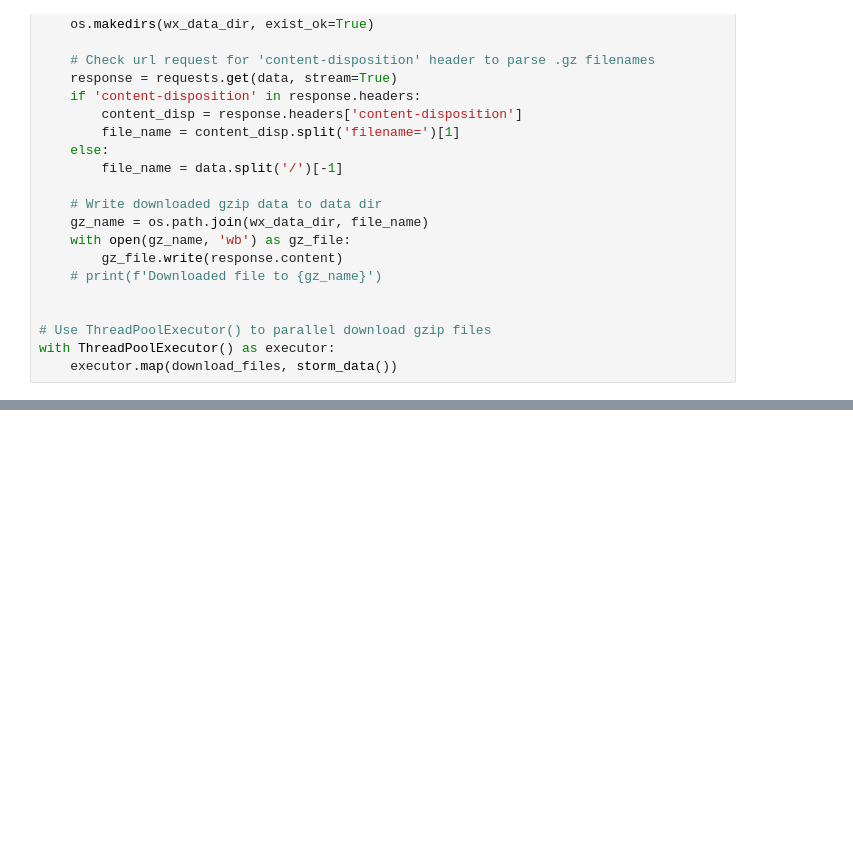
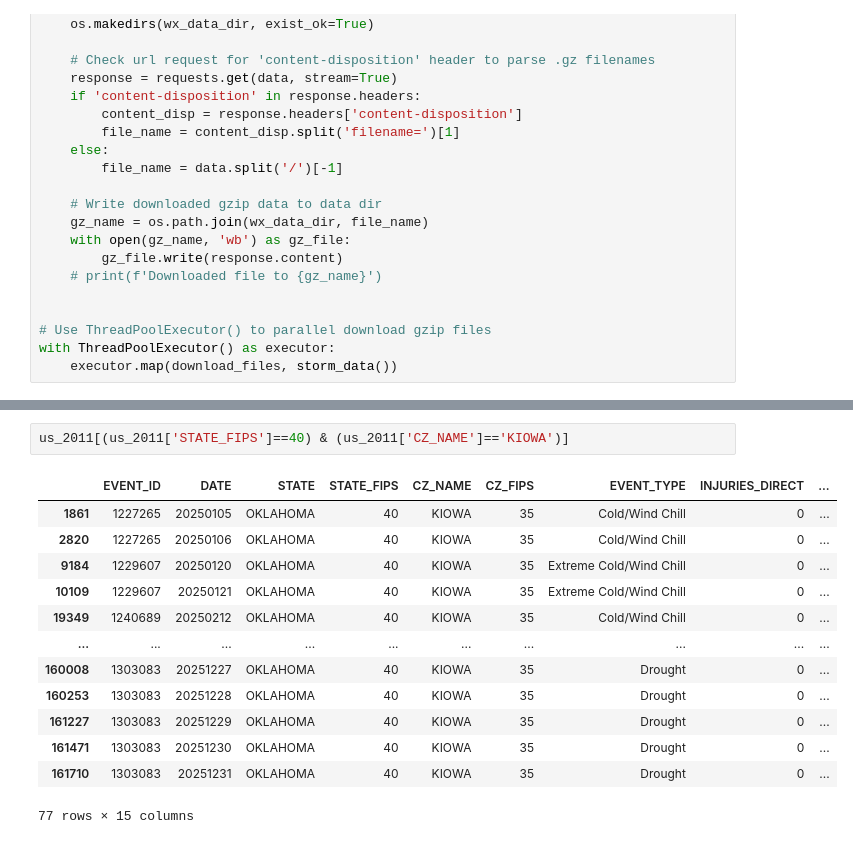
Before and after one commit to jakecharris/NWS_ExtremeWx, a Jupyter notebook: src/wxstorm.ipynb, the cells around one changed output, grey strips where cells are left out. Drawn from its saved outputs; the diff is of its cells as text; blank space fills up the shorter version.

```diff
--- a/src/wxstorm.ipynb
+++ b/src/wxstorm.ipynb
@@ -127,0 +158,16 @@ Index(['REGION', 'DIVISION', 'STATEFP', 'STATENS', 'GEOID', 'GEOIDFQ',
+# %%
+us_2011[(us_2011['STATE_FIPS']==40) & (us_2011['CZ_NAME']=='KIOWA')]
+# %% [output]
+|  | EVENT_ID | DATE | STATE | STATE_FIPS | CZ_NAME | CZ_FIPS | EVENT_TYPE | INJURIES_DIRECT | ... |
+| 1861 | 1227265 | 20250105 | OKLAHOMA | 40 | KIOWA | 35 | Cold/Wind Chill | 0 | ... |
+| 2820 | 1227265 | 20250106 | OKLAHOMA | 40 | KIOWA | 35 | Cold/Wind Chill | 0 | ... |
+| 9184 | 1229607 | 20250120 | OKLAHOMA | 40 | KIOWA | 35 | Extreme Cold/Wind Chill | 0 | ... |
+| 10109 | 1229607 | 20250121 | OKLAHOMA | 40 | KIOWA | 35 | Extreme Cold/Wind Chill | 0 | ... |
+| 19349 | 1240689 | 20250212 | OKLAHOMA | 40 | KIOWA | 35 | Cold/Wind Chill | 0 | ... |
+| ... | ... | ... | ... | ... | ... | ... | ... | ... | ... |
+| 160008 | 1303083 | 20251227 | OKLAHOMA | 40 | KIOWA | 35 | Drought | 0 | ... |
+| 160253 | 1303083 | 20251228 | OKLAHOMA | 40 | KIOWA | 35 | Drought | 0 | ... |
+| 161227 | 1303083 | 20251229 | OKLAHOMA | 40 | KIOWA | 35 | Drought | 0 | ... |
+| 161471 | 1303083 | 20251230 | OKLAHOMA | 40 | KIOWA | 35 | Drought | 0 | ... |
+| 161710 | 1303083 | 20251231 | OKLAHOMA | 40 | KIOWA | 35 | Drought | 0 | ... |
+77 rows × 15 columns
```
Also changed, not shown: parts of 2 cells of this notebook.
